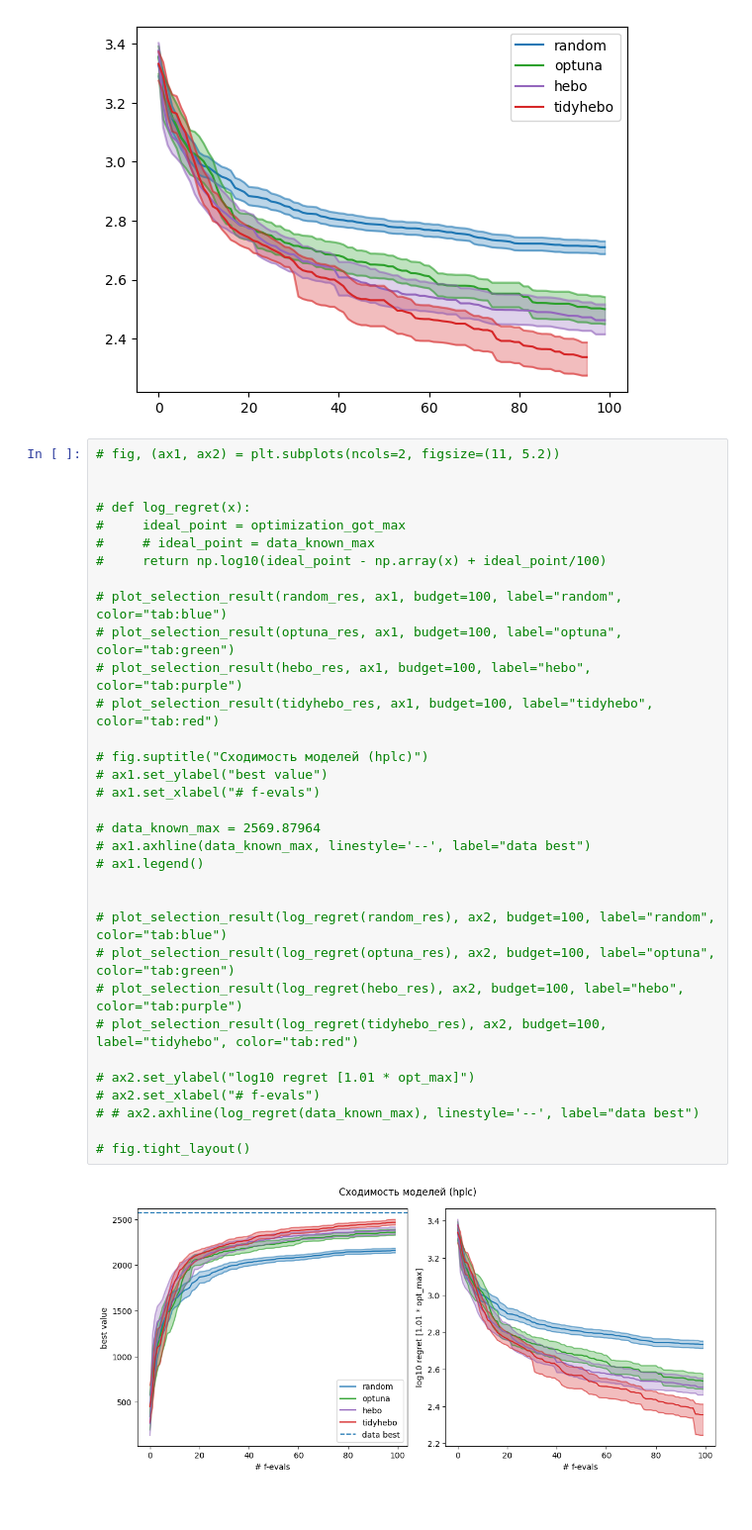
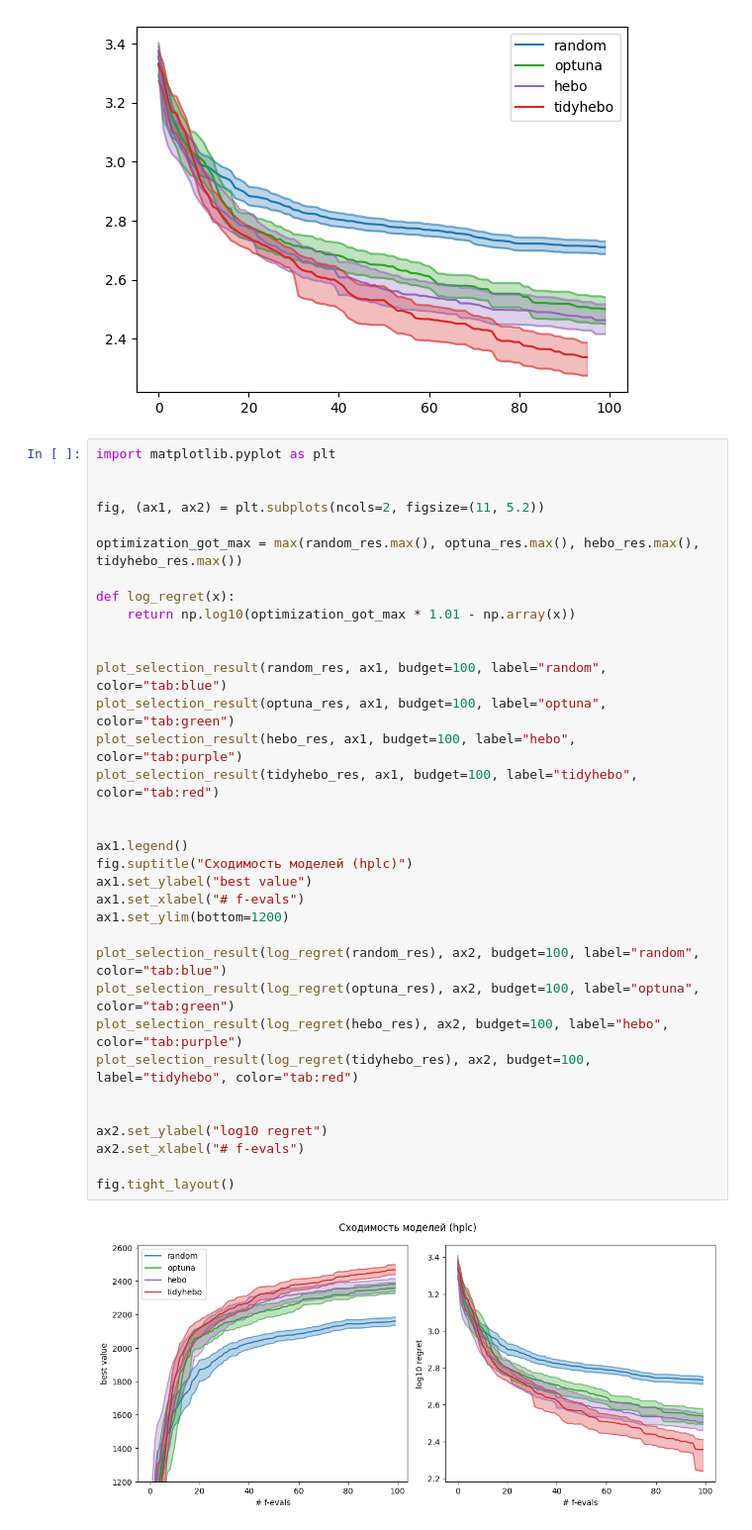
Before and after one commit to Ch-LZ/tidyhebo, a Jupyter notebook: sync2envs/hplc/hplc.ipynb, the cells around one changed output. Shown at 99% size. Saved outputs shown, nothing was run; the diff lists cells and outputs as text.

Commit message:
[ barrel and hplc] small changes in plotting

```diff
--- a/sync2envs/hplc/hplc.ipynb
+++ b/sync2envs/hplc/hplc.ipynb
@@ -66,37 +87,38 @@ ax.legend()
 <matplotlib.legend.Legend at 0x...>
 [figure]
 # %%
-# fig, (ax1, ax2) = plt.subplots(ncols=2, figsize=(11, 5.2))
+import matplotlib.pyplot as plt
 
 
-# def log_regret(x):
-#     ideal_point = optimization_got_max
-#     # ideal_point = data_known_max
-#     return np.log10(ideal_point - np.array(x) + ideal_point/100)
+fig, (ax1, ax2) = plt.subplots(ncols=2, figsize=(11, 5.2))
 
-# plot_selection_result(random_res, ax1, budget=100, label="random", color="tab:blue")
-# plot_selection_result(optuna_res, ax1, budget=100, label="optuna", color="tab:green")
-# plot_selection_result(hebo_res, ax1, budget=100, label="hebo", color="tab:purple")
-# plot_selection_result(tidyhebo_res, ax1, budget=100, label="tidyhebo", color="tab:red")
+optimization_got_max = max(random_res.max(), optuna_res.max(), hebo_res.max(), tidyhebo_res.max())
 
-# fig.suptitle("Сходимость моделей (hplc)")
-# ax1.set_ylabel("best value")
-# ax1.set_xlabel("# f-evals")
-
-# data_known_max = 2569.87964
-# ax1.axhline(data_known_max, linestyle='--', label="data best")
-# ax1.legend()
+def log_regret(x):
+    return np.log10(optimization_got_max * 1.01 - np.array(x))
 
 
-# plot_selection_result(log_regret(random_res), ax2, budget=100, label="random", color="tab:blue")
-# plot_selection_result(log_regret(optuna_res), ax2, budget=100, label="optuna", color="tab:green")
-# plot_selection_result(log_regret(hebo_res), ax2, budget=100, label="hebo", color="tab:purple")
-# plot_selection_result(log_regret(tidyhebo_res), ax2, budget=100, label="tidyhebo", color="tab:red")
+plot_selection_result(random_res, ax1, budget=100, label="random", color="tab:blue")
+plot_selection_result(optuna_res, ax1, budget=100, label="optuna", color="tab:green")
+plot_selection_result(hebo_res, ax1, budget=100, label="hebo", color="tab:purple")
+plot_selection_result(tidyhebo_res, ax1, budget=100, label="tidyhebo", color="tab:red")
 
-# ax2.set_ylabel("log10 regret [1.01 * opt_max]")
-# ax2.set_xlabel("# f-evals")
-# # ax2.axhline(log_regret(data_known_max), linestyle='--', label="data best")
 
-# fig.tight_layout()
+ax1.legend()
+fig.suptitle("Сходимость моделей (hplc)")
+ax1.set_ylabel("best value")
+ax1.set_xlabel("# f-evals")
+ax1.set_ylim(bottom=1200)
+
+plot_selection_result(log_regret(random_res), ax2, budget=100, label="random", color="tab:blue")
+plot_selection_result(log_regret(optuna_res), ax2, budget=100, label="optuna", color="tab:green")
+plot_selection_result(log_regret(hebo_res), ax2, budget=100, label="hebo", color="tab:purple")
+plot_selection_result(log_regret(tidyhebo_res), ax2, budget=100, label="tidyhebo", color="tab:red")
+
+
+ax2.set_ylabel("log10 regret")
+ax2.set_xlabel("# f-evals")
+
+fig.tight_layout()
 # %% [output]
-[figure, old version]
+[figure, new version]
```
Also changed, not shown: parts of 1 cell of this notebook, 1 other file.
